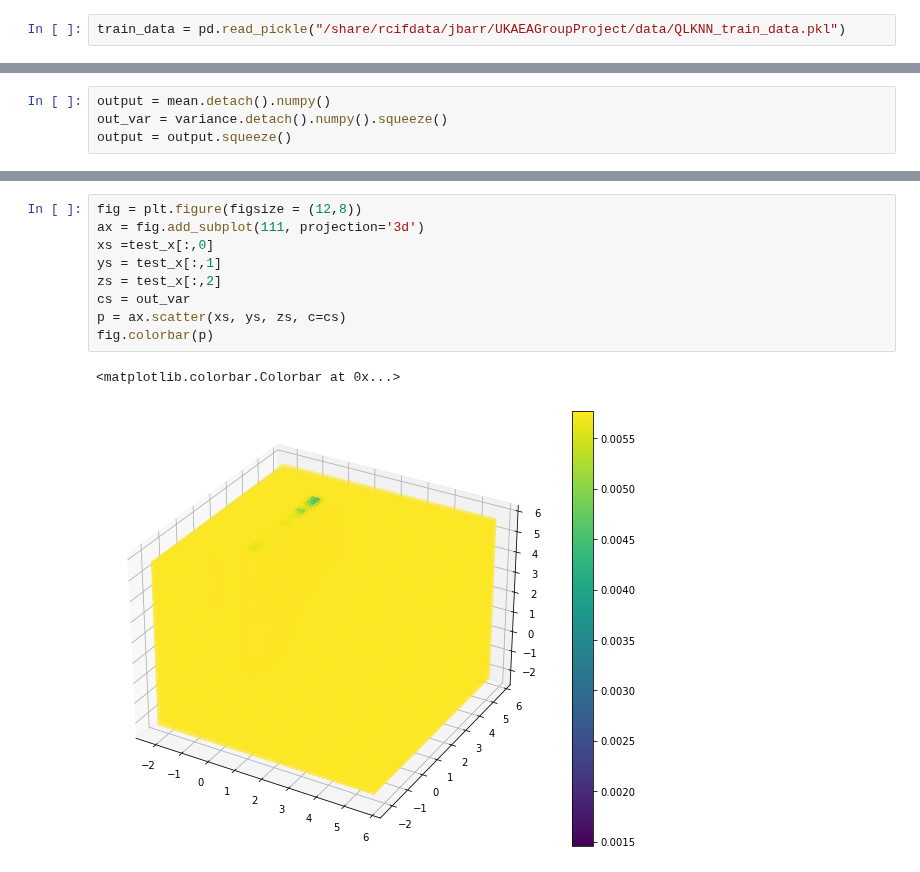
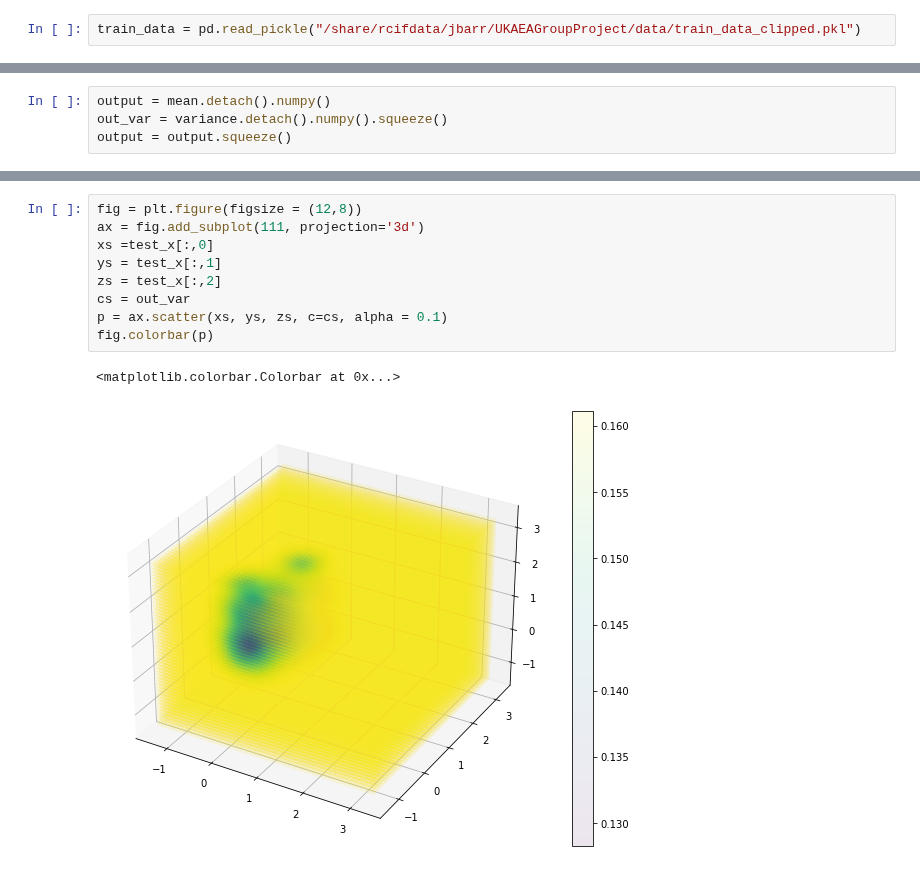
Before and after one commit to zcapjdb/UKAEAGroupProject, a Jupyter notebook: src/notebooks/GaussianProcess.ipynb, the cells around one changed output, grey strips where cells are left out. Drawn from its saved outputs; the diff is of its cells as text.

Commit message:
Gaussian Processes with clipped data

```diff
--- a/src/notebooks/GaussianProcess.ipynb
+++ b/src/notebooks/GaussianProcess.ipynb
@@ -20,7 +20,7 @@ from gpytorch import lazy
 # %% [markdown]
 ###  Loading and pre-processing the data
 # %%
-train_data = pd.read_pickle("/share/rcifdata/jbarr/UKAEAGroupProject/data/QLKNN_train_data.pkl")
+train_data = pd.read_pickle("/share/rcifdata/jbarr/UKAEAGroupProject/data/train_data_clipped.pkl")
 # %%
 # choosing one input dimension and one output dimension as random
 input_dim = np.random.permutation(list(train_data.iloc[:,:15].columns))
@@ -189,12 +189,12 @@ fig.colorbar(p)
 # %%
 fig = plt.figure(figsize = (12,8))
 ax = fig.add_subplot(111, projection='3d')
 xs =test_x[:,0]
 ys = test_x[:,1]
 zs = test_x[:,2]
 cs = out_var
-p = ax.scatter(xs, ys, zs, c=cs)
+p = ax.scatter(xs, ys, zs, c=cs, alpha = 0.1)
 fig.colorbar(p)
 # %% [output]
 <matplotlib.colorbar.Colorbar at 0x...>
-[figure, old version]
+[figure, new version]
```
Also changed, not shown: parts of 7 cells of this notebook.
